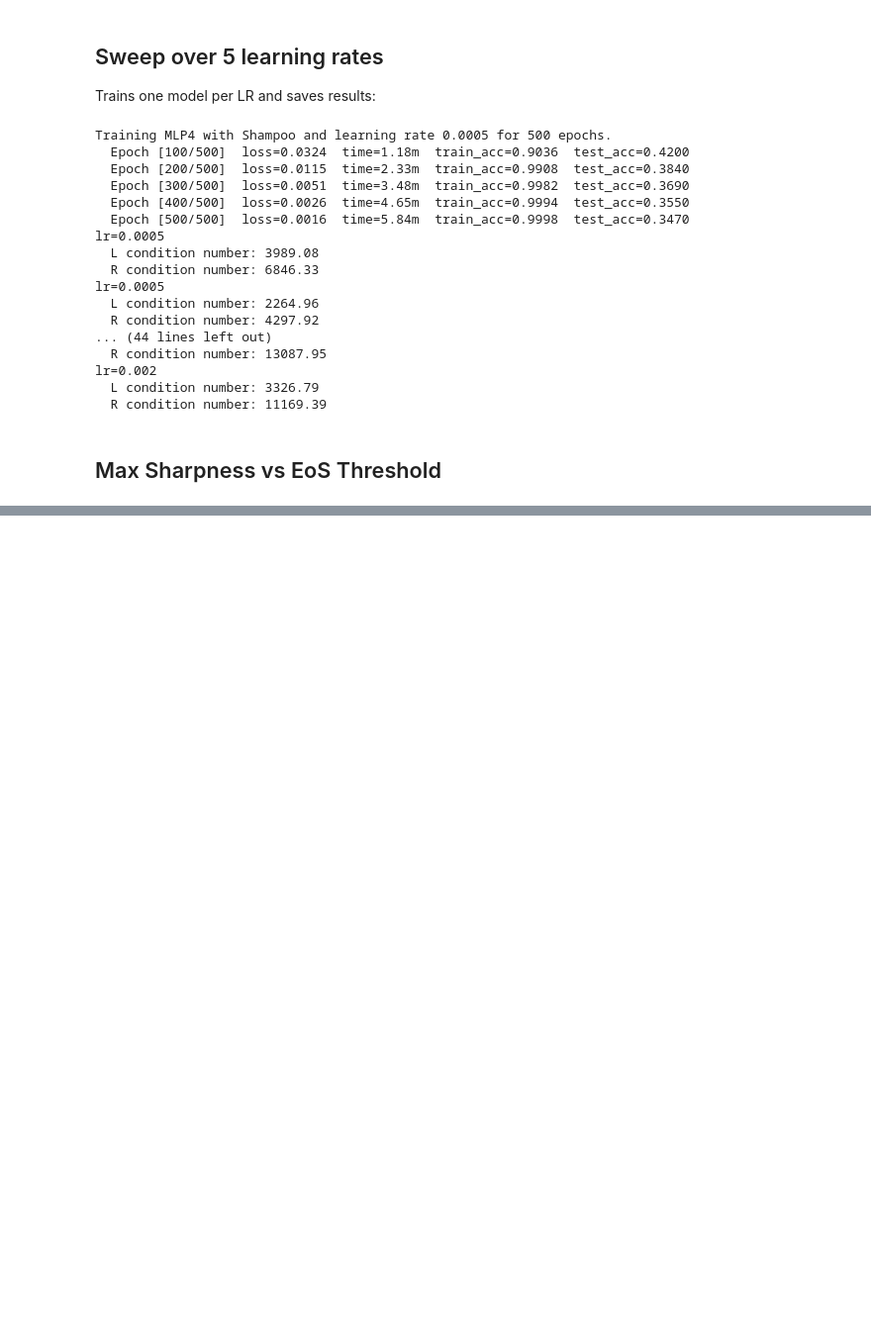
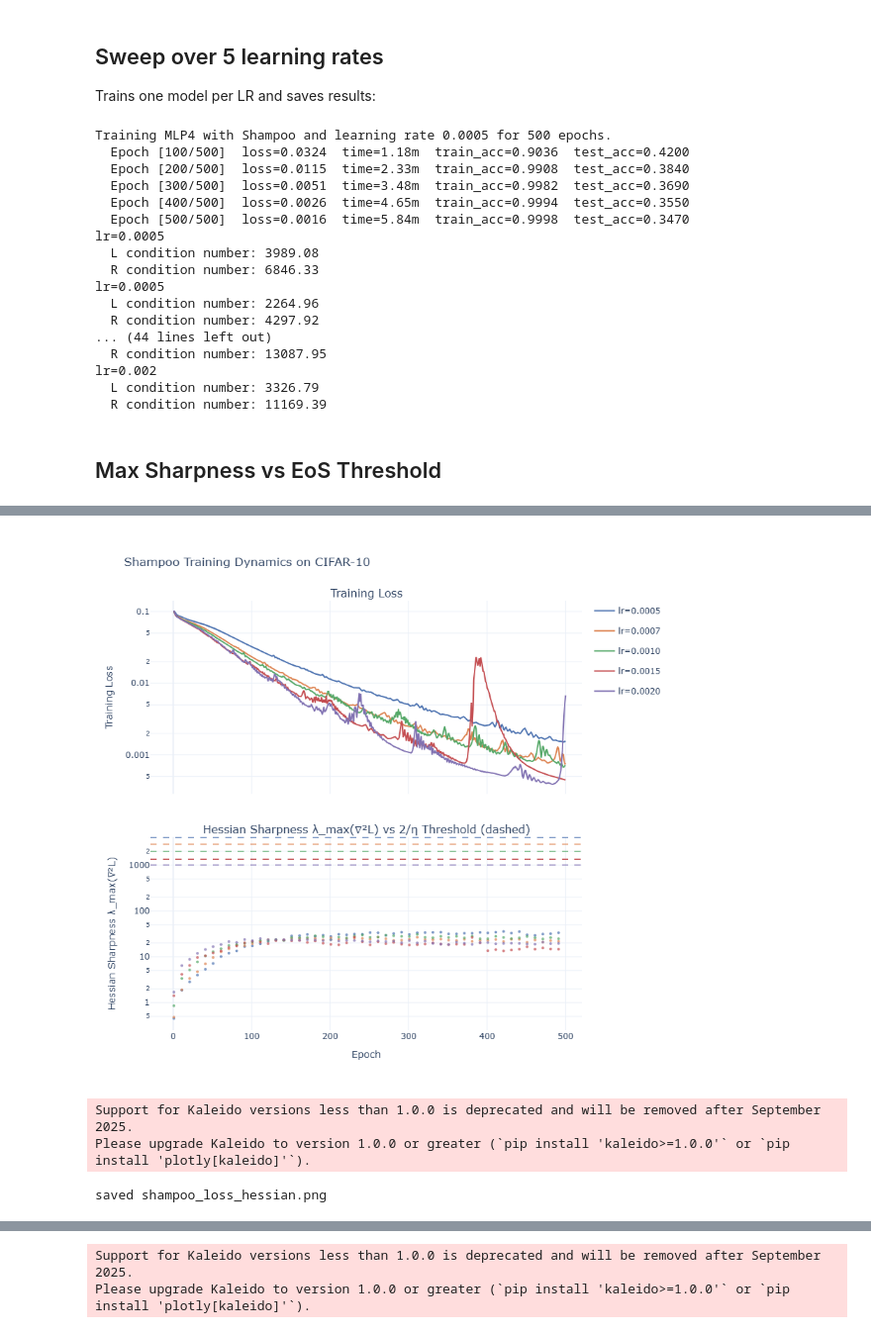
Before and after one commit to mfjacobsen/Investigating-NN-Optimizers, a Jupyter notebook: notebooks/ZJ_shampoo_eos.ipynb, the cells around one changed output, grey strips where cells are left out. Shown at 99% size. Cells and saved outputs as stored; diff of their text form; code cells hidden in the pictures; blank space fills up the shorter version.

Commit message:
Update Shampoo output

```diff
--- a/notebooks/ZJ_shampoo_eos.ipynb
+++ b/notebooks/ZJ_shampoo_eos.ipynb
@@ -494,3 +494,81 @@ display(
 | 2 | 0.0010 | 30.8 | 491314.2 | 2000.0 | 0.015 | ... |
 | 3 | 0.0015 | 26.9 | 557311.4 | 1333.3 | 0.020 | ... |
 | 4 | 0.0020 | 25.0 | 462672.2 | 1000.0 | 0.025 | ... |
+# %%
+colors = ['#4C72B0', '#DD8452', '#55A868', '#C44E52', '#8172B2']
+learning_rates = sorted(md['learning_rate'].unique())
+
+def make_plot(sharpness_col, sharp_label, title, filename):
+    fig = make_subplots(
+        rows=2, cols=1,
+        shared_xaxes=True,
+        vertical_spacing=0.1,
+        subplot_titles=("Training Loss", f"{sharp_label} vs 2/η Threshold (dashed)")
+    )
+
+    for i, lr in enumerate(learning_rates):
+        model_id = md[md['learning_rate'] == lr]['model_id'].values[0]
+        subset   = out[out['model_id'] == model_id].sort_values('epoch')
+        epochs   = subset['epoch'].values
+        loss     = subset['train_loss'].values
+        sharp    = subset[sharpness_col].values
+        name     = f'lr={lr:.4f}'
+        color    = colors[i]
+
+        # loss
+        fig.add_trace(go.Scatter(
+            x=epochs, y=loss,
+            name=name, mode='lines',
+            line=dict(color=color, width=2),
+            legendgroup=name
+        ), row=1, col=1)
+
+        # sharpness
+        mask = ~np.isnan(sharp)
+        fig.add_trace(go.Scatter(
+            x=epochs[mask], y=sharp[mask],
+            name=name, mode='markers',
+            marker=dict(color=color, size=4, opacity=0.7),
+            legendgroup=name, showlegend=False
+        ), row=2, col=1)
+
+        # 2/lr threshold
+        fig.add_hline(
+            y=2/lr, line_dash="dash",
+            line_color=color, line_width=1.5,
+            row=2, col=1
+        )
+
+    fig.update_yaxes(type="log", title_text="Training Loss", row=1, col=1)
+    fig.update_yaxes(type="log", title_text=sharp_label, row=2, col=1)
+    fig.update_xaxes(title_text="Epoch", row=2, col=1)
+    fig.update_layout(
+        height=800,
+        title_text=title,
+        template="plotly_white",
+        hovermode="x unified",
+        font=dict(size=12)
+    )
+
+    fig.show()
+    fig.write_image(filename, width=1200, height=800, scale=3)
+    print(f"saved {filename}")
+
+make_plot(
+    sharpness_col="sharpness_H",
+    sharp_label="Hessian Sharpness λ_max(∇²L)",
+    title="Shampoo Training Dynamics on CIFAR-10",
+    filename="shampoo_loss_hessian.png"
+)
+
+make_plot(
+    sharpness_col="sharpness_P",
+    sharp_label="Preconditioned Sharpness",
+    title="Shampoo Preconditioned Sharpness on CIFAR-10",
+    filename="shampoo_loss_precond.png"
+)
+# %% [output]
+[figure, added]
+Support for Kaleido versions less than 1.0.0 is deprecated and will be removed after September 2025.
+Please upgrade Kaleido to version 1.0.0 or greater (`pip install 'kaleido>=1.0.0'` or `pip install 'plotly[kaleido]'`).
+saved shampoo_loss_hessian.png
@@ -496,0 +576,2 @@ display(
+Support for Kaleido versions less than 1.0.0 is deprecated and will be removed after September 2025.
+Please upgrade Kaleido to version 1.0.0 or greater (`pip install 'kaleido>=1.0.0'` or `pip install 'plotly[kaleido]'`).
```
Also changed, not shown: parts of 1 cell of this notebook, 5 other files.
